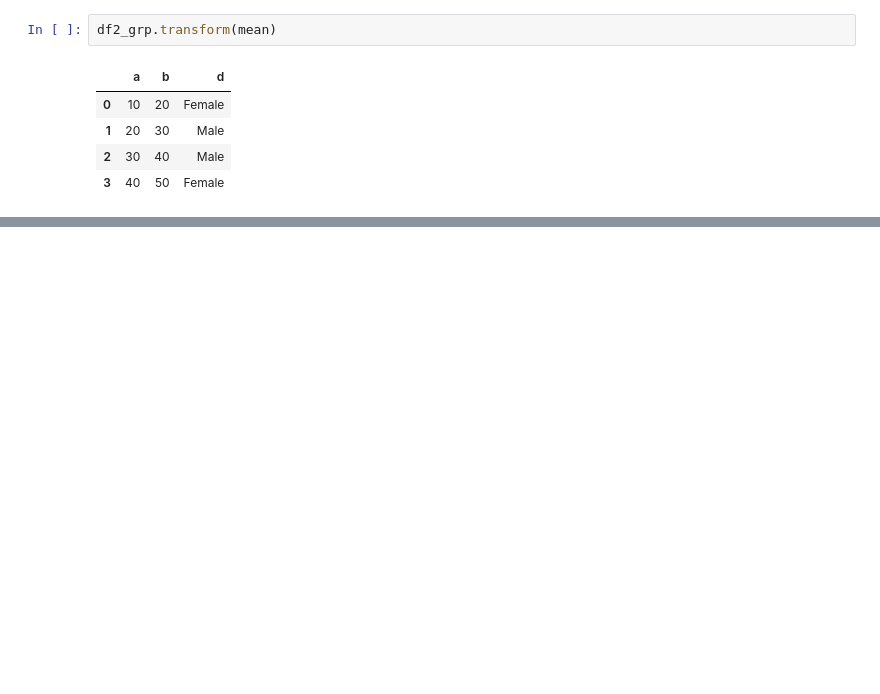
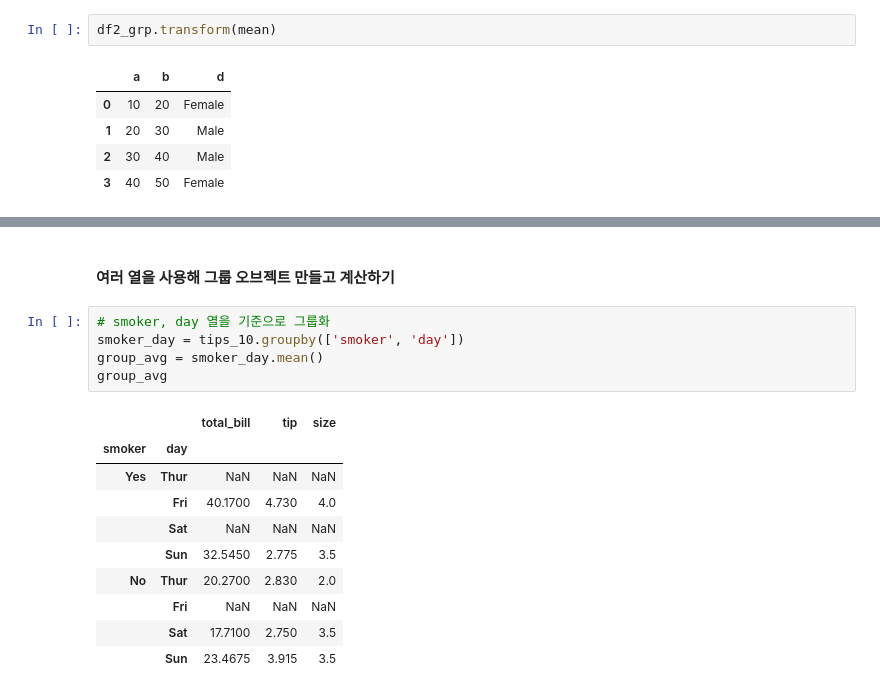
Before and after one commit to moman05/StudyPandas, a Jupyter notebook: 10_pandas_그룹연산.ipynb, the cells around one changed output, grey strips where cells are left out. Cells and saved outputs as stored; diff of their text form; blank space fills up the shorter version.

```diff
--- a/10_pandas_그룹연산.ipynb
+++ b/10_pandas_그룹연산.ipynb
@@ -365,0 +512,18 @@ df2_grp.transform(mean)
+# %% [markdown]
+#### 여러 열을 사용해 그룹 오브젝트 만들고 계산하기
+# %%
+# smoker, day 열을 기준으로 그룹화
+smoker_day = tips_10.groupby(['smoker', 'day'])
+group_avg = smoker_day.mean()
+group_avg
+# %% [output]
+|  |  | total_bill | tip | size |
+| smoker | day |  |  |  |
+| Yes | Thur | NaN | NaN | NaN |
+|  | Fri | 40.1700 | 4.730 | 4.0 |
+|  | Sat | NaN | NaN | NaN |
+|  | Sun | 32.5450 | 2.775 | 3.5 |
+| No | Thur | 20.2700 | 2.830 | 2.0 |
+|  | Fri | NaN | NaN | NaN |
+|  | Sat | 17.7100 | 2.750 | 3.5 |
+|  | Sun | 23.4675 | 3.915 | 3.5 |
```
Also changed, not shown: parts of 33 cells of this notebook, 3 other files.
